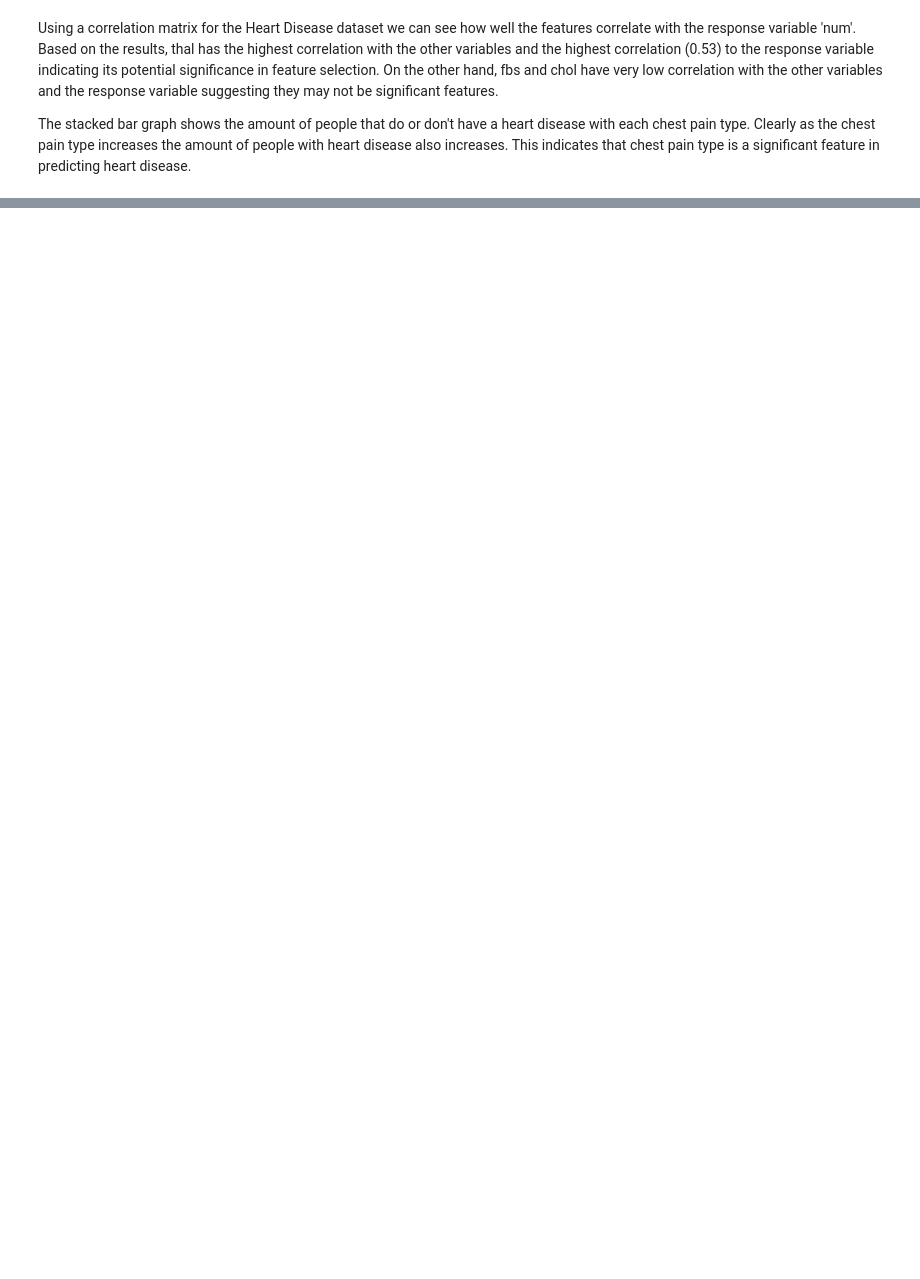
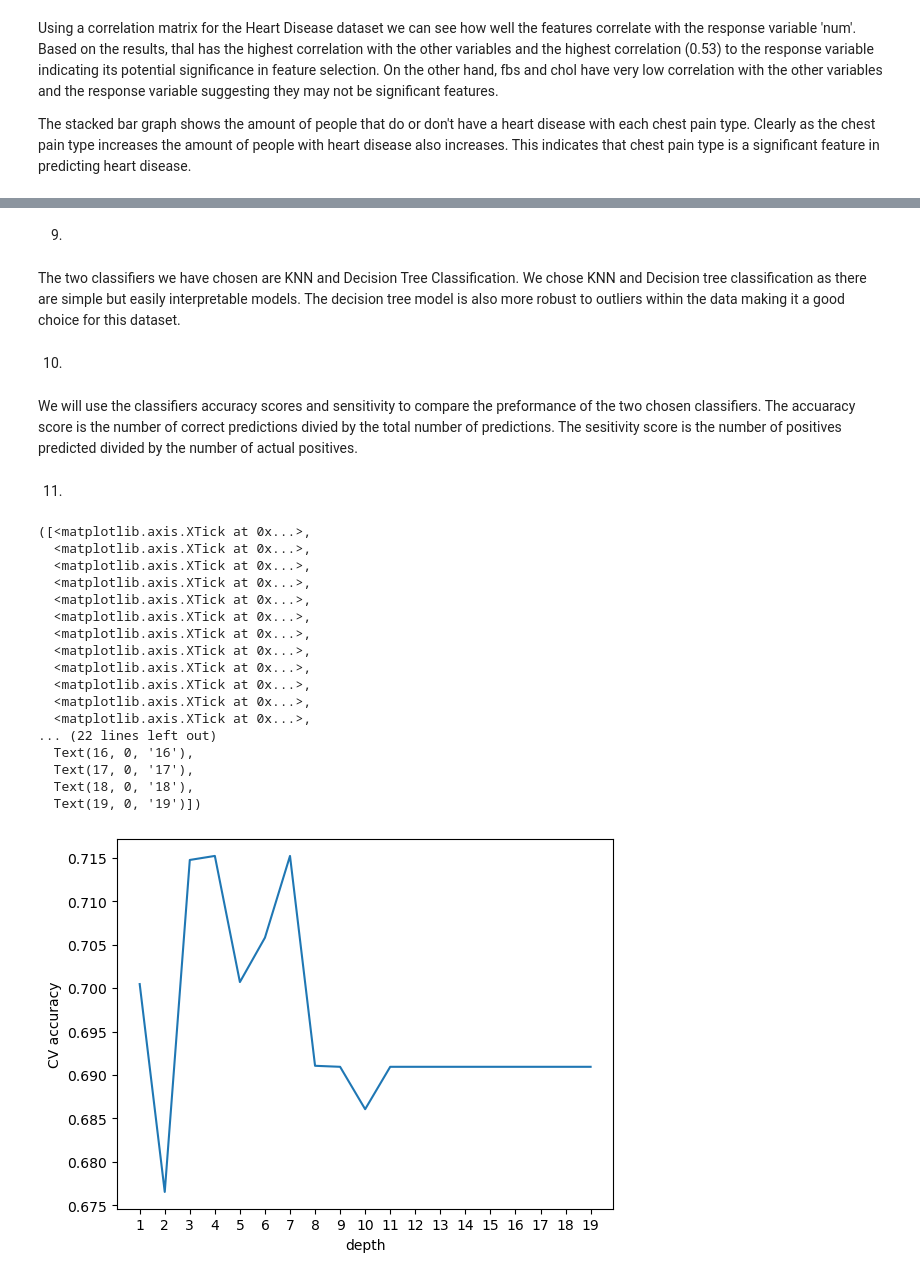
Before and after one commit to West3104/Assignment-6, a Jupyter notebook: assignment6.ipynb, the cells around one changed output, grey strips where cells are left out. Drawn from its saved outputs; the diff is of its cells as text; code cells hidden in the pictures; blank space fills up the shorter version.

```diff
--- a/assignment6.ipynb
+++ b/assignment6.ipynb
@@ -91,0 +208,78 @@ The stacked bar graph shows the amount of people that do or don't have a heart d
+# %%
+from sklearn.model_selection import train_test_split, cross_val_score
+#make the test and train groups
+#need to make a test set for KNN and for Tree classification
+
+X_train, X_test, y_train, y_test = train_test_split(
+    KNN_PredictorV,
+    ResponseVar,
+    test_size=0.3,
+    random_state=1,
+    stratify=ResponseVar
+    )
+
+X_trainT, X_testT, y_trainT, y_testT = train_test_split(
+    Tree_Predictor,
+    ResponseVar,
+    test_size=0.3,
+    random_state=1,
+    stratify=ResponseVar
+)
+# %% [markdown]
+9.
+# %% [markdown]
+The two classifiers we have chosen are KNN and Decision Tree Classification. We chose KNN and Decision tree classification as there are simple but easily interpretable models. The decision tree model is also more robust to outliers within the data making it a good choice for this dataset.
+# %% [markdown]
+10.
+# %% [markdown]
+We will use the classifiers accuracy scores and sensitivity to compare the preformance of the two chosen classifiers. The accuaracy score is the number of correct predictions divied by the total number of predictions. The sesitivity score is the number of positives predicted divided by the number of actual positives.
+# %% [markdown]
+11.
+# %%
+from sklearn.tree import DecisionTreeClassifier, DecisionTreeRegressor, plot_tree
+
+depth_range = range(1, 20)
+cv_scores = []
+for k in depth_range:
+    dt = DecisionTreeClassifier(
+        criterion='gini', # gini index
+        random_state=0,
+        max_depth=k
+        )
+
+    # 5-fold cross-validation using accuracy
+    cv_scores_k = cross_val_score(
+        dt,
+        X_trainT,
+        y_trainT,
+        cv=5,
+
+        scoring='accuracy'
+    )
+
+
+    cv_scores.append(np.mean(cv_scores_k))
+
+plt.plot(depth_range, cv_scores)
+plt.xlabel('depth')
+plt.ylabel('CV accuracy')
+plt.xticks(range(1,20))
+# %% [output]
+([<matplotlib.axis.XTick at 0x...>,
+  <matplotlib.axis.XTick at 0x...>,
+  <matplotlib.axis.XTick at 0x...>,
+  <matplotlib.axis.XTick at 0x...>,
+  <matplotlib.axis.XTick at 0x...>,
+  <matplotlib.axis.XTick at 0x...>,
+  <matplotlib.axis.XTick at 0x...>,
+  <matplotlib.axis.XTick at 0x...>,
+  <matplotlib.axis.XTick at 0x...>,
+  <matplotlib.axis.XTick at 0x...>,
+  <matplotlib.axis.XTick at 0x...>,
+  <matplotlib.axis.XTick at 0x...>,
+... (22 lines left out)
+  Text(16, 0, '16'),
+  Text(17, 0, '17'),
+  Text(18, 0, '18'),
+  Text(19, 0, '19')])
+[figure, added]
```
Also changed, not shown: parts of 36 cells of this notebook.
